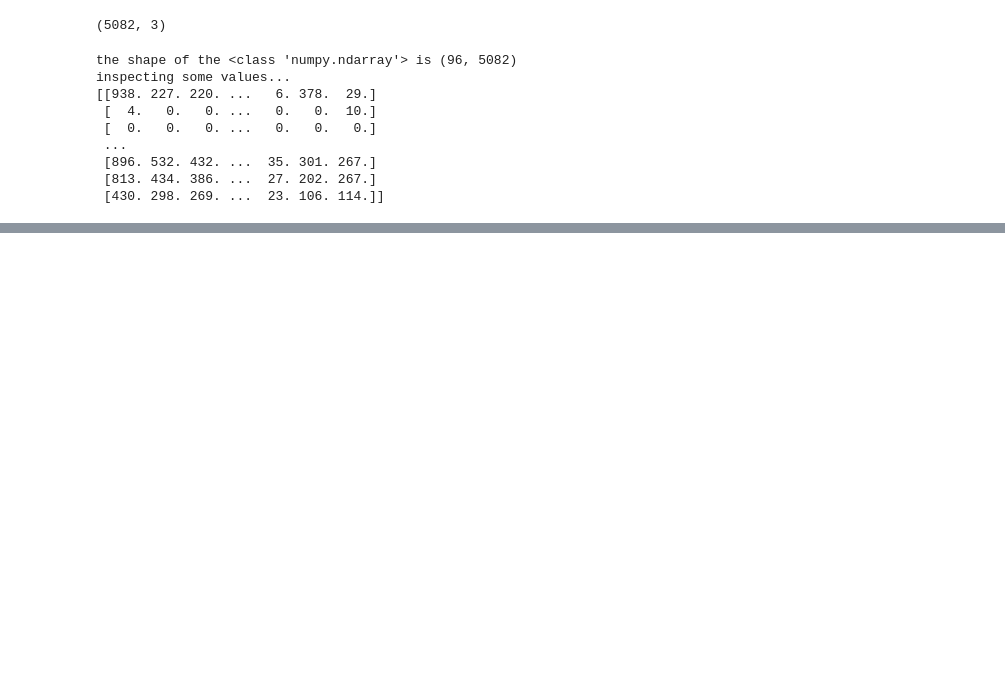
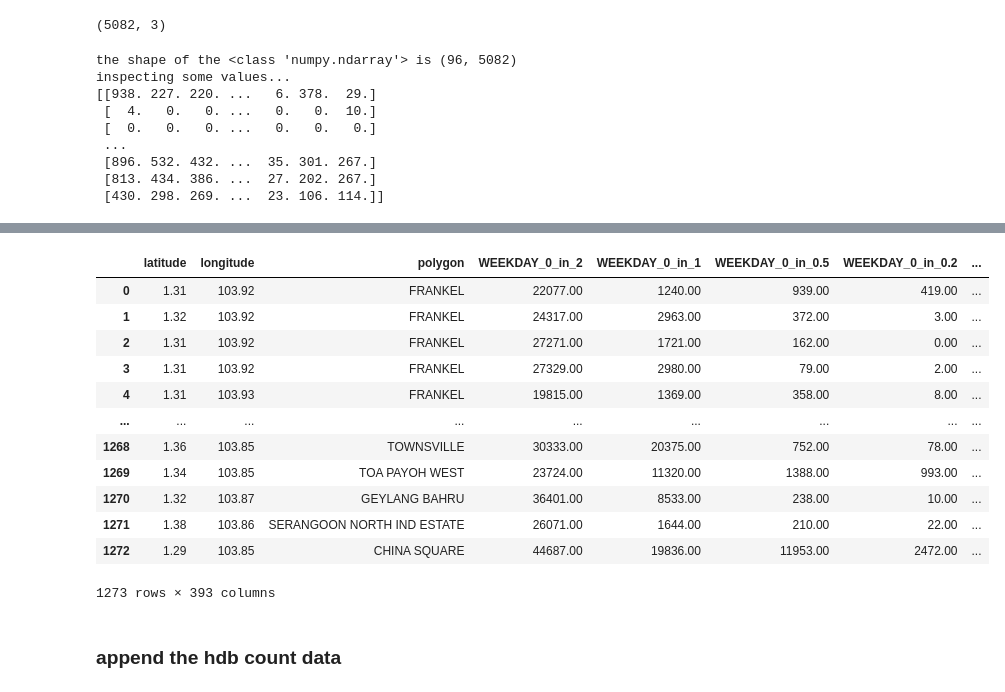
Before and after one commit to NicsLvl/McPredictor, a Jupyter notebook: postal_codes.ipynb, the cells around one changed output, grey strips where cells are left out. Cells and saved outputs as stored; diff of their text form; code cells hidden in the pictures; blank space fills up the shorter version.

```diff
--- a/postal_codes.ipynb
+++ b/postal_codes.ipynb
@@ -369,0 +370,8 @@ df_selected_new.to_csv('data/df_selected.csv', index=False)
+# %%
+# import df selected
+df_selected = pd.read_csv('data/df_selected.csv')
+# %%
+# import the subzone data
+sz_pop_area_df = pd.read_csv('data/sz_pop_area.csv',index_col=0)
+# ignore index when importing the income data
+sz_income_df = pd.read_csv('data/sz_income.csv')
@@ -369,0 +396,22 @@ df_selected_new.to_csv('data/df_selected.csv', index=False)
+# %%
+# merge all sz and pa df with mcd_df based on planning_area and subzone
+df_selected = df_selected.merge(sz_pop_area_df, how='left', left_on='polygon', right_on='subzone')
+df_selected = df_selected.merge(sz_income_df, how='left', left_on='polygon', right_on='SZ')
+# %%
+df_selected.rename(columns={'Hse':'sz_pop', 'area':'sz_area','density':'sz_density'}, inplace=True)
+# %%
+df_selected
+# %% [output]
+|  | latitude | longitude | polygon | WEEKDAY_0_in_2 | WEEKDAY_0_in_1 | WEEKDAY_0_in_0.5 | WEEKDAY_0_in_0.2 | ... |
+| 0 | 1.31 | 103.92 | FRANKEL | 22077.00 | 1240.00 | 939.00 | 419.00 | ... |
+| 1 | 1.32 | 103.92 | FRANKEL | 24317.00 | 2963.00 | 372.00 | 3.00 | ... |
+| 2 | 1.31 | 103.92 | FRANKEL | 27271.00 | 1721.00 | 162.00 | 0.00 | ... |
+| 3 | 1.31 | 103.92 | FRANKEL | 27329.00 | 2980.00 | 79.00 | 2.00 | ... |
+| 4 | 1.31 | 103.93 | FRANKEL | 19815.00 | 1369.00 | 358.00 | 8.00 | ... |
+| ... | ... | ... | ... | ... | ... | ... | ... | ... |
+| 1268 | 1.36 | 103.85 | TOWNSVILLE | 30333.00 | 20375.00 | 752.00 | 78.00 | ... |
+| 1269 | 1.34 | 103.85 | TOA PAYOH WEST | 23724.00 | 11320.00 | 1388.00 | 993.00 | ... |
+| 1270 | 1.32 | 103.87 | GEYLANG BAHRU | 36401.00 | 8533.00 | 238.00 | 10.00 | ... |
+| 1271 | 1.38 | 103.86 | SERANGOON NORTH IND ESTATE | 26071.00 | 1644.00 | 210.00 | 22.00 | ... |
+| 1272 | 1.29 | 103.85 | CHINA SQUARE | 44687.00 | 19836.00 | 11953.00 | 2472.00 | ... |
+1273 rows × 393 columns
@@ -369,0 +421,2 @@ df_selected_new.to_csv('data/df_selected.csv', index=False)
+# %% [markdown]
+### append the hdb count data
```
Also changed, not shown: parts of 25 cells of this notebook, 20 other files.
